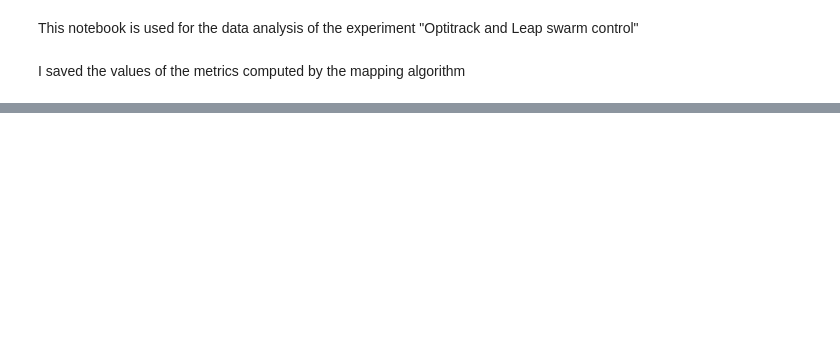
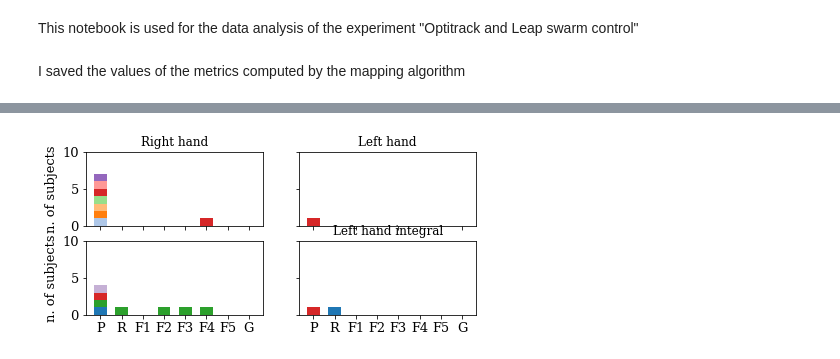
Before and after one commit to LudovicDeMatteis/EPFL_figures_notebook, a Jupyter notebook: notebooks/Pilot_data_analysis.ipynb, the cells around one changed output, grey strips where cells are left out. Cells and saved outputs as stored; diff of their text form; code cells hidden in the pictures; blank space fills up the shorter version.

```diff
--- a/notebooks/Pilot_data_analysis.ipynb
+++ b/notebooks/Pilot_data_analysis.ipynb
@@ -359,0 +381,83 @@ for man in maneuvers:
+# %%
+
+
+features_names = ['palm', 'palm rotation', 'finger 1', 'finger 2', 'finger 3', 'finger 4', 'finger 5', 'grasp']
+
+features_names = ['P', 'R', 'F1', 'F2', 'F3', 'F4', 'F5', 'G']
+
+x = np.arange(len(features_names))  # the label locations
+width = 0.6  # the width of the bars
+
+maneuvers = list(coef_sum[0].keys())[:-1]
+# color = ['b','r','y','g','c','m','k','orange','purple', 'olive']
+
+color = plt.cm.Reds(np.arange(0,1,1/10))
+
+color = plt.cm.Accent(np.arange(0,1,1/10))
+color = [plt.cm.tab20(x) for x in range(10)]
+
+ylab = 'n. of subjects'
+
+for man in maneuvers:
+    fig, ((ax1, ax2), (ax3, ax4)) = plt.subplots(2,2, sharex=True, sharey=True, figsize=(7, 3))
+    # st = fig.suptitle(f"Maneuver {man}", fontsize=14)
+    for subject in range(0,len(datas_leap)):
+        if subject == 0:
+            base_rh = np.zeros_like(list(all_subjects_lists[subject]["list_right_hand"][man].values()))
+        else:
+            base_rh += np.array(list(all_subjects_lists[subject-1]["list_right_hand"][man].values()))
+        rects1 = ax1.bar(x, list(all_subjects_lists[subject]["list_right_hand"][man].values()), width, color=color[subject], capsize=10, bottom=base_rh)
+        ax1.set_ylabel(ylab)
+        ax1.set_title('Right hand')
+        # ax1.set_xticks(x)
+        # ax1.set_xticklabels(features_names)
+        # # fig.tight_layout()
+        ax1.grid()
+        ax1.set_ylim([0, 10])
+
+        if subject == 0:
+            base_lh = np.zeros_like(list(all_subjects_lists[subject]["list_left_hand"][man].values()))
+        else:
+            base_lh += np.array(list(all_subjects_lists[subject-1]["list_left_hand"][man].values()))
+        rects1 = ax2.bar(x, list(all_subjects_lists[subject]["list_left_hand"][man].values()), width, color=color[subject], capsize=10, bottom=base_lh)
+        # ax2.set_ylabel(ylab)
+        ax2.set_title('Left hand')
+        # ax2.set_xticks(x)
+        # ax2.set_xticklabels(features_names)
+        # fig.tight_layout()
+        ax2.grid()
+
+        if subject == 0:
+            base_irh = np.zeros_like(list(all_subjects_lists[subject]["list_int_right_hand"][man].values()))
+        else:
+            base_irh += np.array(list(all_subjects_lists[subject-1]["list_int_right_hand"][man].values()))
+        rects1 = ax3.bar(x, list(all_subjects_lists[subject]["list_int_right_hand"][man].values()), width, color=color[subject], capsize=10, bottom=base_irh)
+        # Add some text for labels, title and custom x-axis tick labels, etc.
+        ax3.set_ylabel(ylab)
+        # ax3.set_title('Right hand integral')
+        ax3.set_xticks(x)
+        ax3.set_xticklabels(features_names)
+        # fig.tight_layout()
+        ax3.grid()
+
+        if subject == 0:
+            base_ilh = np.zeros_like(list(all_subjects_lists[subject]["list_int_left_hand"][man].values()))
+        else:
+            base_ilh += np.array(list(all_subjects_lists[subject-1]["list_int_left_hand"][man].values()))
+        rects1 = ax4.bar(x, list(all_subjects_lists[subject]["list_int_left_hand"][man].values()), width, color=color[subject], capsize=10, bottom=base_ilh, label = subject)
+        # # Add some text for labels, title and custom x-axis tick labels, etc.
+        # ax4.set_ylabel('Number of time used')
+        # ax4.set_title('Left hand integral')
+        ax4.set_xticks(x)
+        ax4.set_xticklabels(features_names)
+        # fig.tight_layout()
+        plt.grid()
+        # plt.legend()
+
+
+    # st.set_y(0.95)
+    # fig.subplots_adjust(top=0.85)
+
+    # plt.show()
+# %% [output]
+[figure, added]
```
Also changed, not shown: parts of 10 cells of this notebook.
